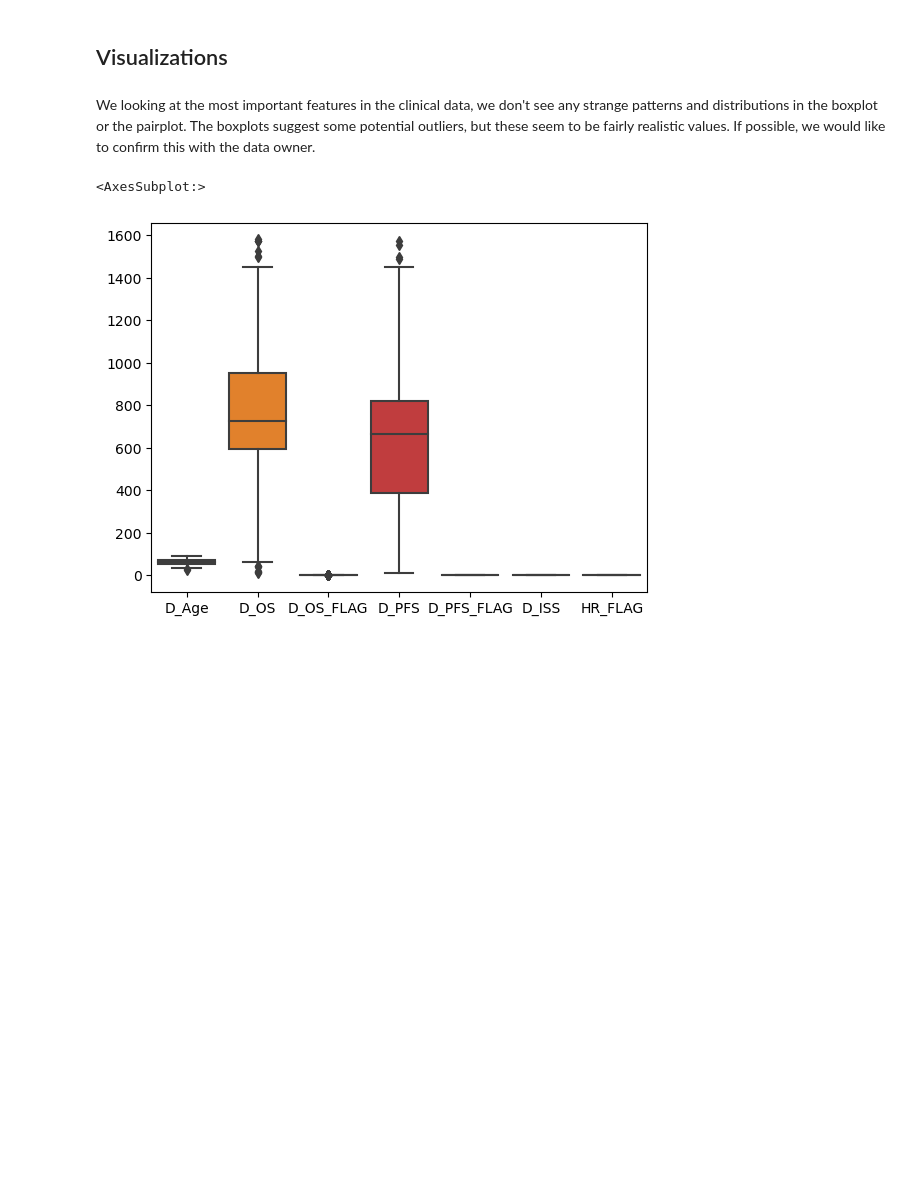
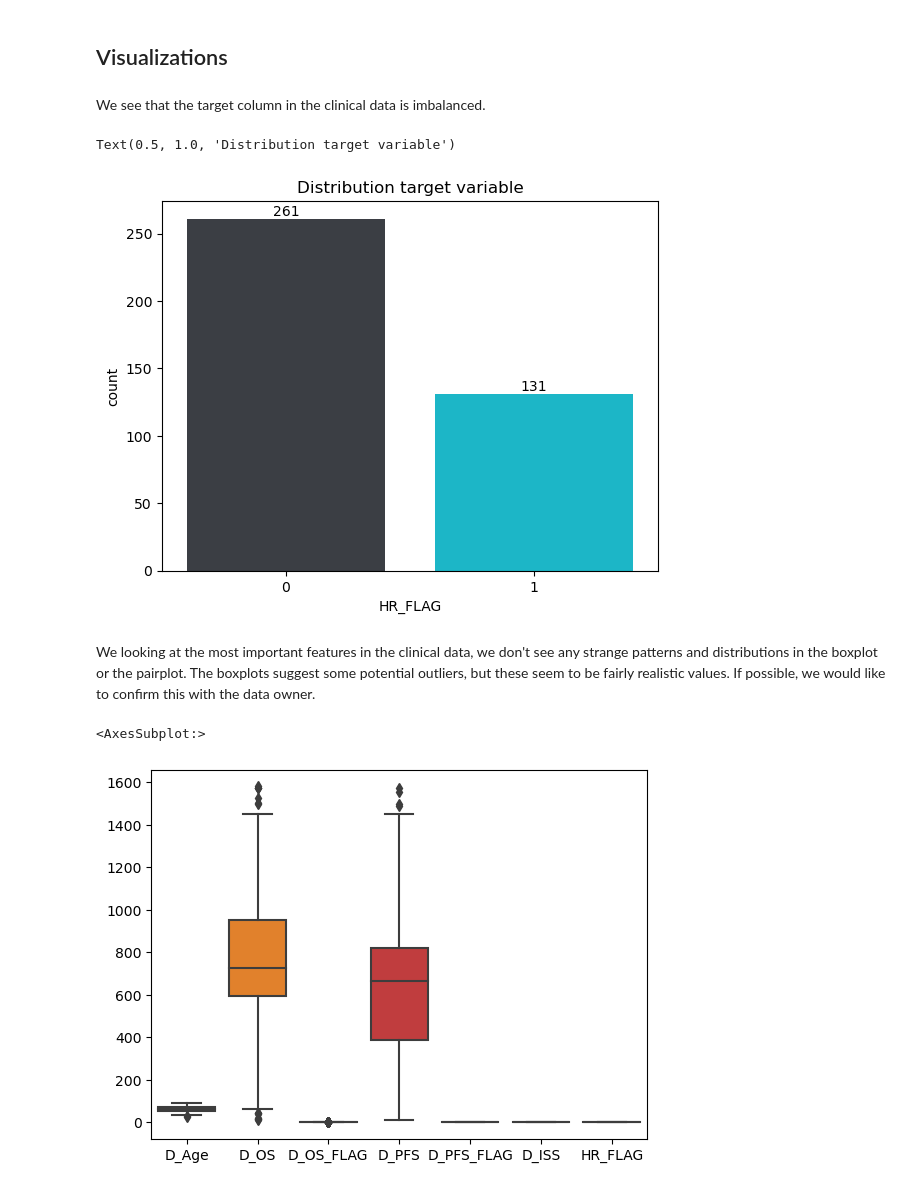
Before and after one commit to daanknoors/mm_highrisk, a Jupyter notebook: notebooks/000_exploratory_data_analysis.ipynb, the cells around one changed output. Drawn from its saved outputs; the diff is of its cells as text; code cells hidden in the pictures; blank space fills up the shorter version.

```diff
--- a/notebooks/000_exploratory_data_analysis.ipynb
+++ b/notebooks/000_exploratory_data_analysis.ipynb
@@ -231,5 +244,14 @@ count_missing_values[count_missing_values > 0]
 # %% [markdown]
 ## Visualizations
+# %% [markdown]
+We see that the target column in the clinical data is imbalanced.
+# %%
+ax= sns.countplot(df_clinical, x='HR_FLAG', palette=config.COlOR_PALETTE)
+ax.bar_label(ax.containers[0])
+ax.set_title('Distribution target variable')
+# %% [output]
+Text(0.5, 1.0, 'Distribution target variable')
+[figure, added]
 # %% [markdown]
 We looking at the most important features in the clinical data, we don't see any strange patterns and distributions in the boxplot or the pairplot. The boxplots suggest some potential outliers, but these seem to be fairly realistic values. If possible, we would like to confirm this with the data owner.
 # %%
```
Also changed, not shown: parts of 24 cells of this notebook, 9 other files.
